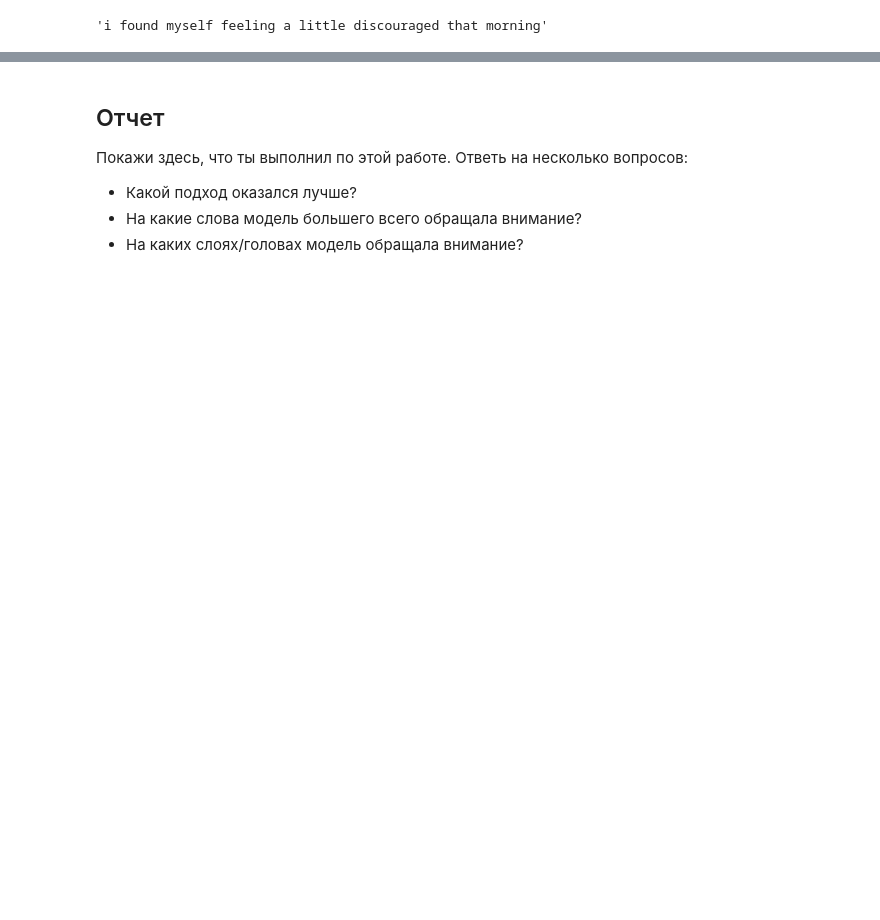
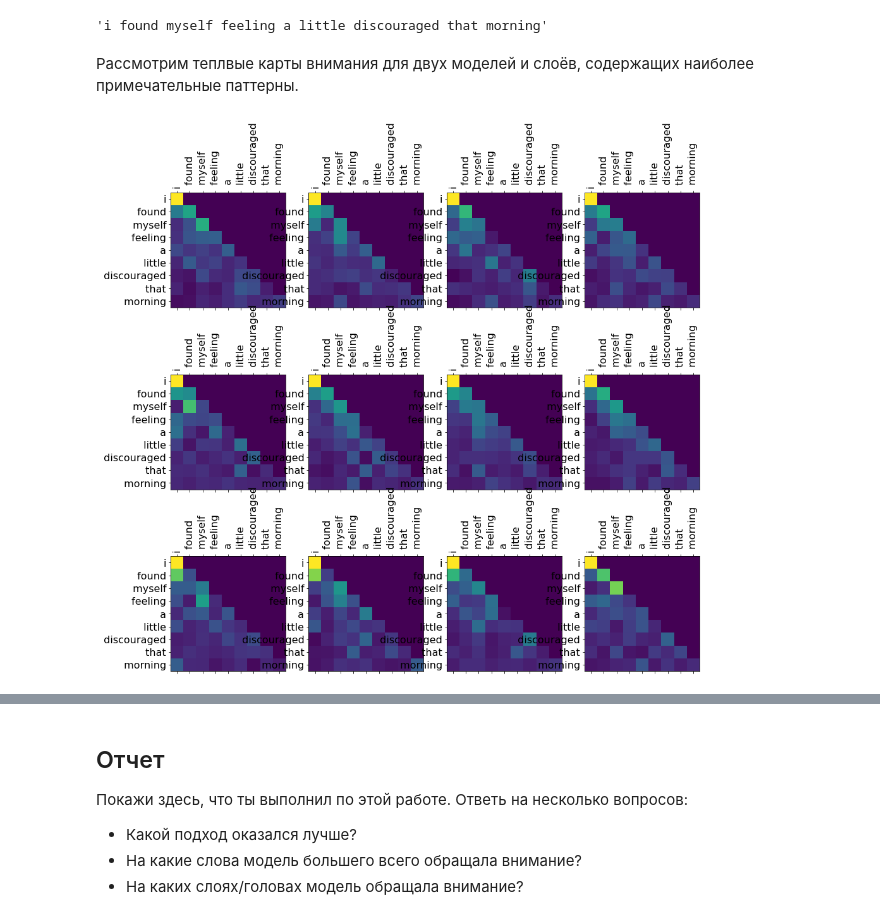
Before and after one commit to Uniholder/DeepLearningSchool, a Jupyter notebook: 2_semester/6_Transformers/[homework_part1]GPT.ipynb, the cells around one changed output, grey strips where cells are left out. Cells and saved outputs as stored; diff of their text form; code cells hidden in the pictures; blank space fills up the shorter version.

```diff
--- a/2_semester/6_Transformers/[homework_part1]GPT.ipynb
+++ b/2_semester/6_Transformers/[homework_part1]GPT.ipynb
@@ -478,3 +486,20 @@ attns.shape
+# %%
+model_0 = torch.load('model_0.pt')
+model_1 = torch.load('model_1.pt')
+# %%
+def get_attention_matrixes(model, tokenizer, text, device=device):
+    inp = list(filter(lambda x: x != tokenizer.sep_token_id, tokenizer.encode(text)))
+    inp = torch.tensor(inp, dtype=torch.long, device=device).unsqueeze(0)
+    attn_tensors = model(inp)[-1]
+    seq = [tokenizer.decode(x) for x in inp[0].tolist()]
+    attn = []
+    for i in range(len(attn_tensors)):
+        attn_layer = []
+        for j in range(attn_tensors[i].size(1)):
+            attn_layer.append(attn_tensors[i][0, j].cpu().detach().numpy())
+        attn.append(np.array(attn_layer))
+
+    return np.array(attn), seq
 # %%
 def show_heads(seq, layer):
     fig, axes =  plt.subplots(3, 4, figsize=(15, 15))
@@ -496,3 +521,13 @@ tokens = tokenizer.tokenize(text)
 text
 # %% [output]
 'i found myself feeling a little discouraged that morning'
+# %% [markdown]
+Рассмотрим теплвые карты внимания для двух моделей и слоёв, содержащих наиболее примечательные паттерны.
+# %%
+model = model_0
+attns, seq = get_attention_matrixes(model, tokenizer, text)
+# %%
+LAYER = 0
+show_heads(seq, attns[LAYER])
+# %% [output]
+[figure, added]
```
Also changed, not shown: parts of 17 cells of this notebook.
